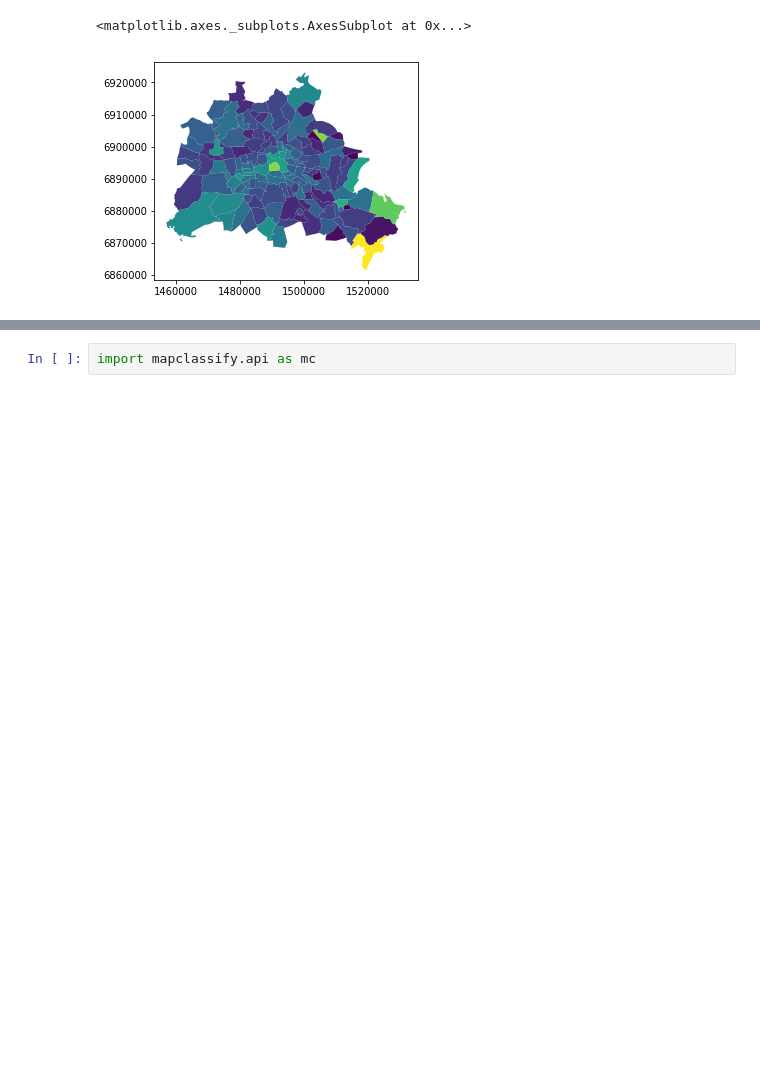
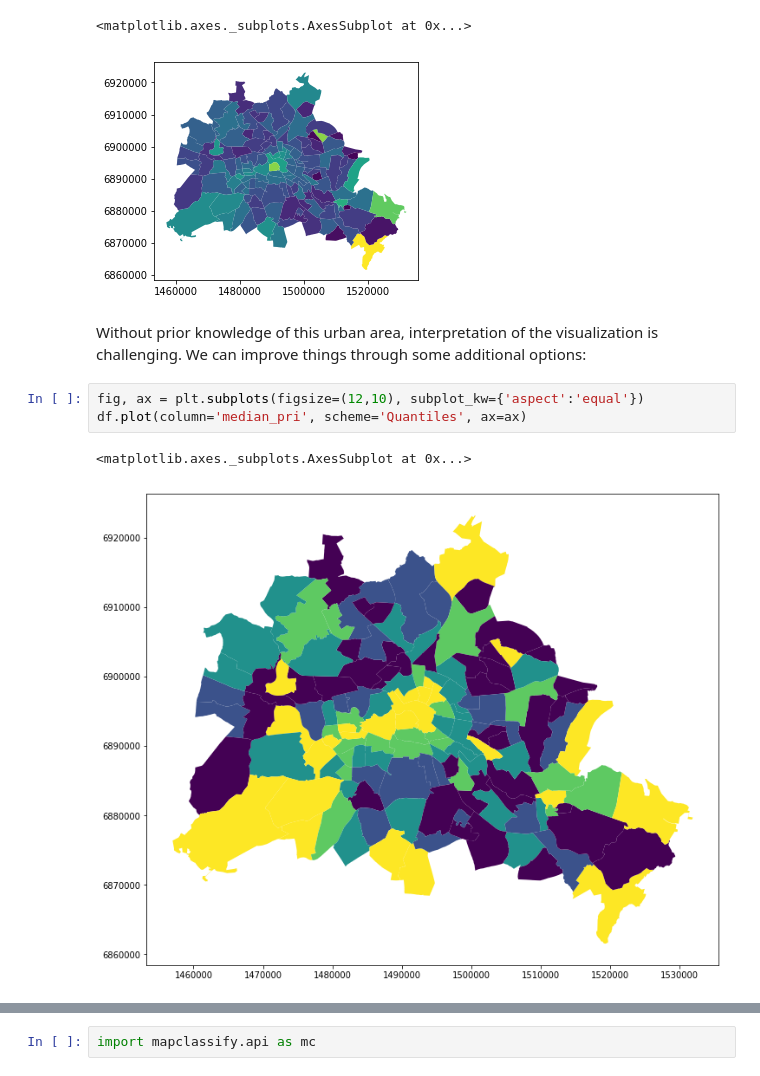
Before and after one commit to ljwolf/geopython, a Jupyter notebook: sds2.ipynb, the cells around one changed output, grey strips where cells are left out. Drawn from its saved outputs; the diff is of its cells as text; blank space fills up the shorter version.

```diff
--- a/sds2.ipynb
+++ b/sds2.ipynb
@@ -53,3 +126,12 @@ df.plot(column='median_pri')
 # %% [output]
 <matplotlib.axes._subplots.AxesSubplot at 0x...>
 [figure]
+# %% [markdown]
+Without prior knowledge of this urban area, interpretation of the visualization
+is challenging. We can improve things through some additional options:
+# %%
+fig, ax = plt.subplots(figsize=(12,10), subplot_kw={'aspect':'equal'})
+df.plot(column='median_pri', scheme='Quantiles', ax=ax)
+# %% [output]
+<matplotlib.axes._subplots.AxesSubplot at 0x...>
+[figure, added]
```
Also changed, not shown: parts of 91 cells of this notebook, 1 other file.
